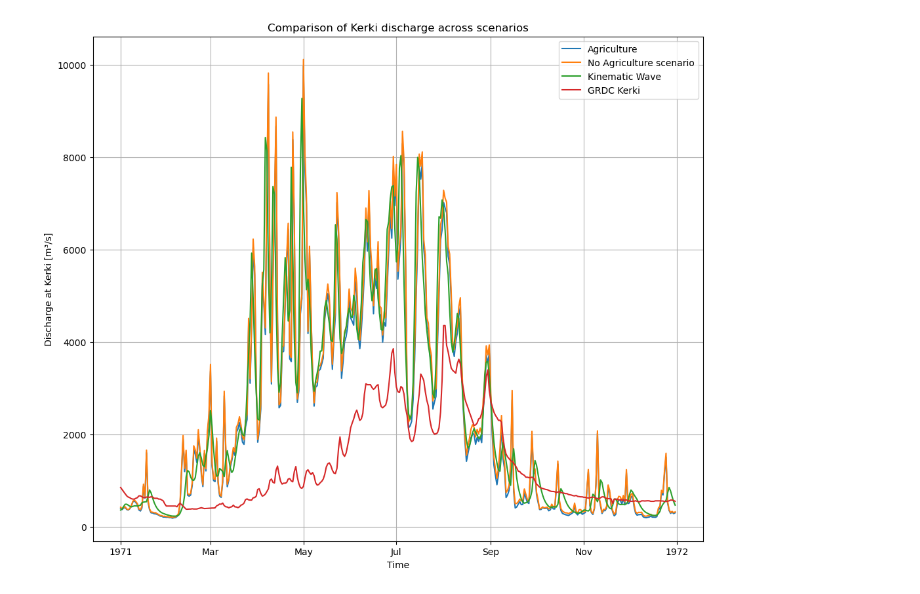
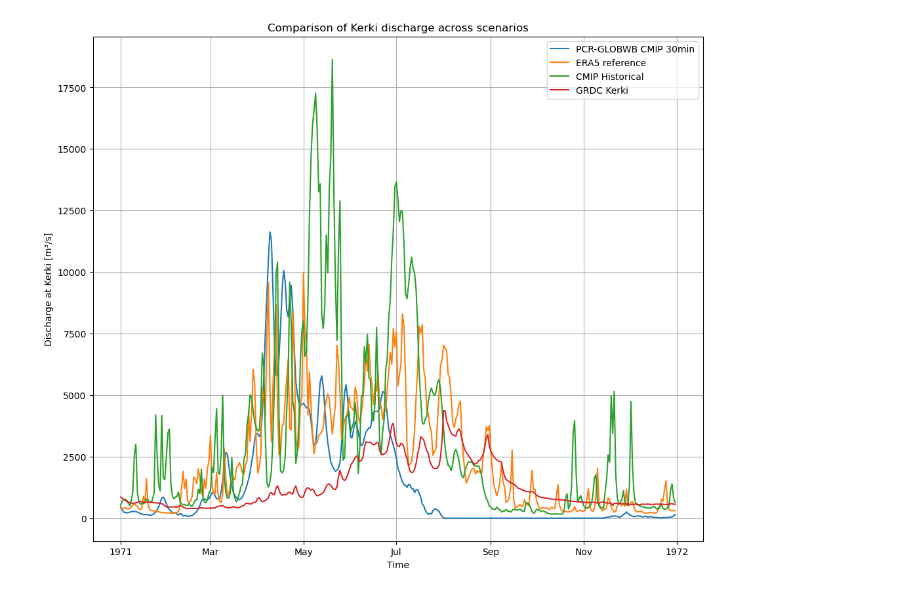
Before and after one commit to andrevdv/MSc_AralSea, a Jupyter notebook: book/thesis_projects/MSc/2025_Q1_AndreVanDerVeen_CEG/work_in_progress/Comparison/comparison_1970.ipynb, the cells around one changed output. Cells and saved outputs as stored; diff of their text form; code cells hidden in the pictures.

Commit message:
CMIP comparison runs 1970-1971

```diff
--- a/book/thesis_projects/MSc/2025_Q1_AndreVanDerVeen_CEG/work_in_progress/Comparison/comparison_1970.ipynb
+++ b/book/thesis_projects/MSc/2025_Q1_AndreVanDerVeen_CEG/work_in_progress/Comparison/comparison_1970.ipynb
@@ -24,6 +24,12 @@ results_kwave = pd.read_csv(
     index_col=0,          # use first column as index
     parse_dates=True      # automatically parse as datetime if possible
 )
+
+results_CMIP = pd.read_csv(
+    "Reference_CMIP_7071.csv",
+    index_col=0,          # use first column as index
+    parse_dates=True      # automatically parse as datetime if possible
+)
 # %%
 from ewatercycle.observation.grdc import get_grdc_data
 
@@ -36,3 +42,21 @@ grdc_kerki = get_grdc_data(2617110,
                    '1900-01-01T00:00Z',
                    '2001-01-01T00:00Z',
                    data_home='/home/avandervee3/MSc_AralSea/book/thesis_projects/MSc/2025_Q1_AndreVanDerVeen_CEG/work_in_progress/Test_Aral/')
+# %%
+file_name = '/home/avandervee3/MSc_AralSea/book/thesis_projects/MSc/2025_Q1_AndreVanDerVeen_CEG/work_in_progress/Comparison/30min_7071_discharge.nc'
+ds_1 = xr.open_dataset(file_name)
+# get the first variable name
+first_var = list(ds_1.data_vars)[0]
+
+# select that variable and last timestep
+da_1 = ds_1[first_var].isel(time=-1)
+
+
+#da_1 = ds_1[0].isel(time =-1)
+
+
+da_1.plot(cmap="coolwarm", robust=True, size=5)
+
+#plt.title(str(da["valid_time"].values))  # extract timestamp from coords
+#plt.savefig('ERA5_pr_1988-12-22_21UTC.png')
+plt.show()
@@ -39,18 +65,21 @@ grdc_kerki = get_grdc_data(2617110,
 # %%
 plt.figure(figsize=(12, 10))
+da_slice = ds_1[first_var].sel(lat=41.84,lon=60.52, method="nearest")
+plt.plot(da_slice.loc[' 1971']['time'], da_slice.loc[' 1971'], label='PCR-GLOBWB CMIP 30min')
 
-plt.plot(results_ref.loc['1971']['Kerki'], label='Agriculture')
-plt.plot(results_agri.loc['1971']['Kerki'], label='No Agriculture scenario')
-plt.plot(results_kwave.loc['1971']['Kerki'], label='Kinematic Wave')
+plt.plot(results_ref.loc['1971']['Kerki'], label='ERA5 reference')
+# plt.plot(results_agri.loc['1971']['Kerki'], label='No Agriculture scenario')
+# plt.plot(results_kwave.loc['1971']['Kerki'], label='Kinematic Wave')
+plt.plot(results_CMIP.loc['1971']['Kerki'], label='CMIP Historical')
 grdc_kerki['streamflow'].sel(time=slice('1971', '1971')).plot(label='GRDC Kerki')
 
 
 plt.xlabel('Time')
 plt.ylabel('Discharge at Kerki [m³/s]')
 plt.title('Comparison of Kerki discharge across scenarios')
 plt.legend()
 #plt.xlim(0,365)
 plt.grid(True)
 plt.show()
 # %% [output]
-[figure, old version]
+[figure, new version]
```
Also changed, not shown: parts of 4 cells of this notebook, 4 other files.
